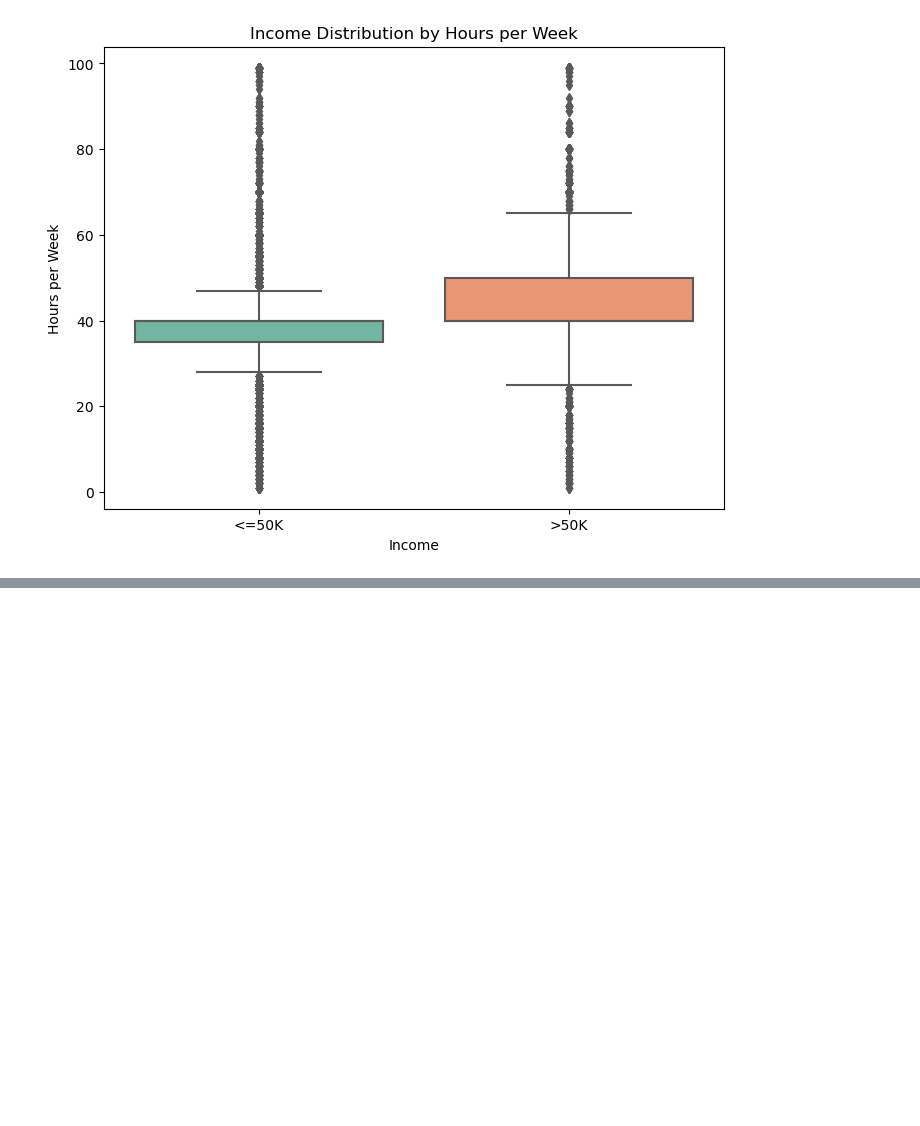
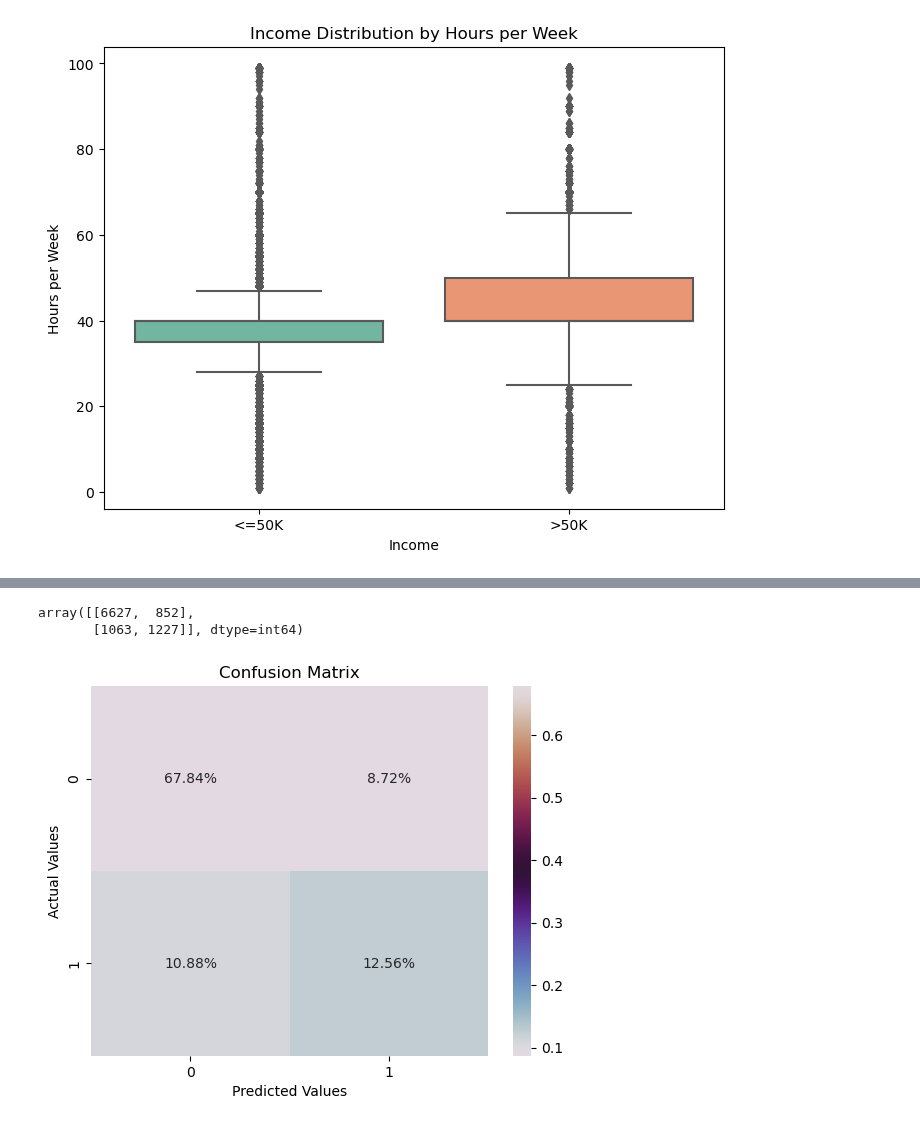
Before and after one commit to n-altawam/Sprinboard, a Jupyter notebook: 20.3.2 - Craft a Story from a Dataset/Adult Income.ipynb, the cells around one changed output, grey strips where cells are left out. Drawn from its saved outputs; the diff is of its cells as text; code cells hidden in the pictures; blank space fills up the shorter version.

```diff
--- a/20.3.2 - Craft a Story from a Dataset/Adult Income.ipynb
+++ b/20.3.2 - Craft a Story from a Dataset/Adult Income.ipynb
@@ -421,0 +471,4 @@ plt.show()
+# %%
+X = df.iloc[:,:-1]
+y = df.iloc[:,-1]
+X.shape, y.shape
@@ -421,0 +477,5 @@ plt.show()
+# %%
+X_train, X_test, y_train, y_test = train_test_split(X, y, test_size = 0.20, random_state = 42)
+# %%
+knn = KNeighborsClassifier(n_neighbors= 15)
+knn.fit(X_train, y_train)
@@ -421,0 +484,3 @@ plt.show()
+# %%
+y_pred = knn.predict(X_test)
+knn.score(X_test, y_test)*100
@@ -421,0 +499,14 @@ plt.show()
+# %%
+from sklearn.metrics import confusion_matrix
+confusion_matrix(y_test, y_pred)
+# %% [output]
+array([[6627,  852],
+       [1063, 1227]], dtype=int64)
+# %%
+# This normalizes the confusion matrix by dividing each value by the sum of all values in the matrix. This ensures that the heatmap represents proportions or percentages rather than absolute counts.
+sns.heatmap(confusion_matrix(y_test, y_pred) / np.sum(confusion_matrix(y_test, y_pred)), annot = True, cmap = 'twilight', fmt = '.2%' );
+plt.title('Confusion Matrix')
+plt.xlabel("Predicted Values")
+plt.ylabel("Actual Values");
+# %% [output]
+[figure, added]
```
Also changed, not shown: parts of 26 cells of this notebook.
